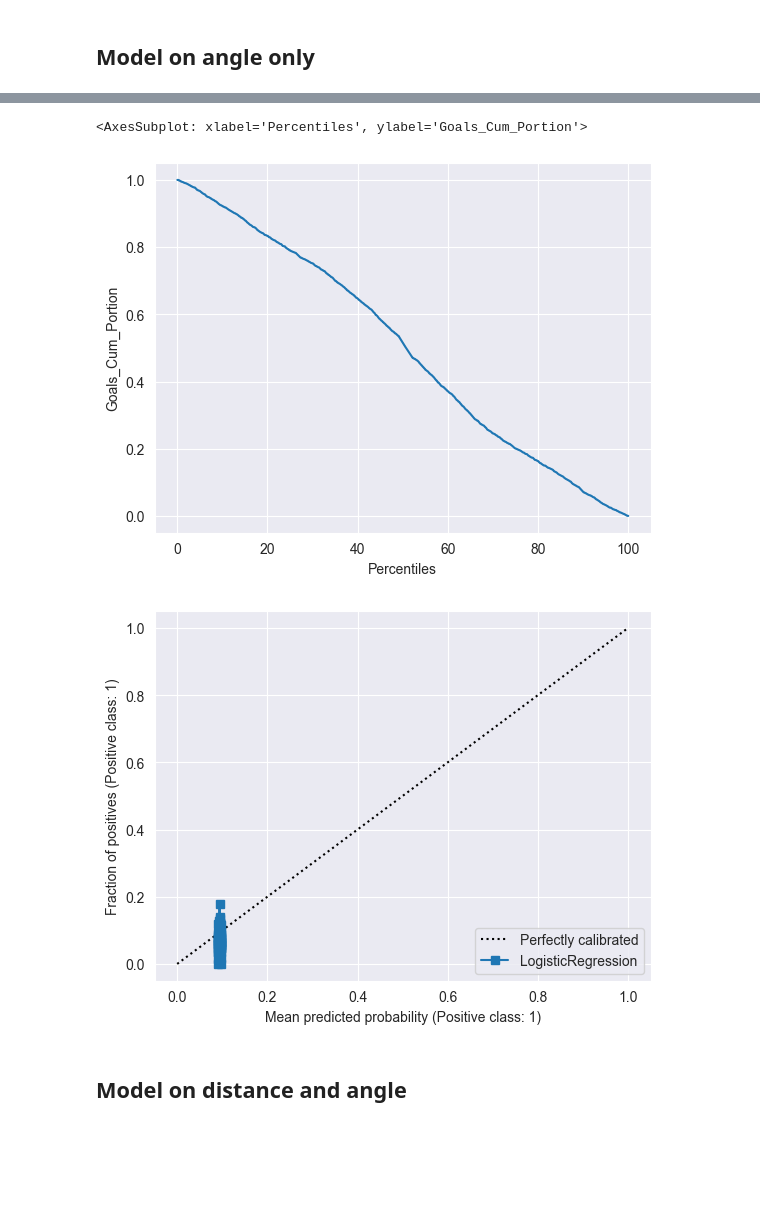
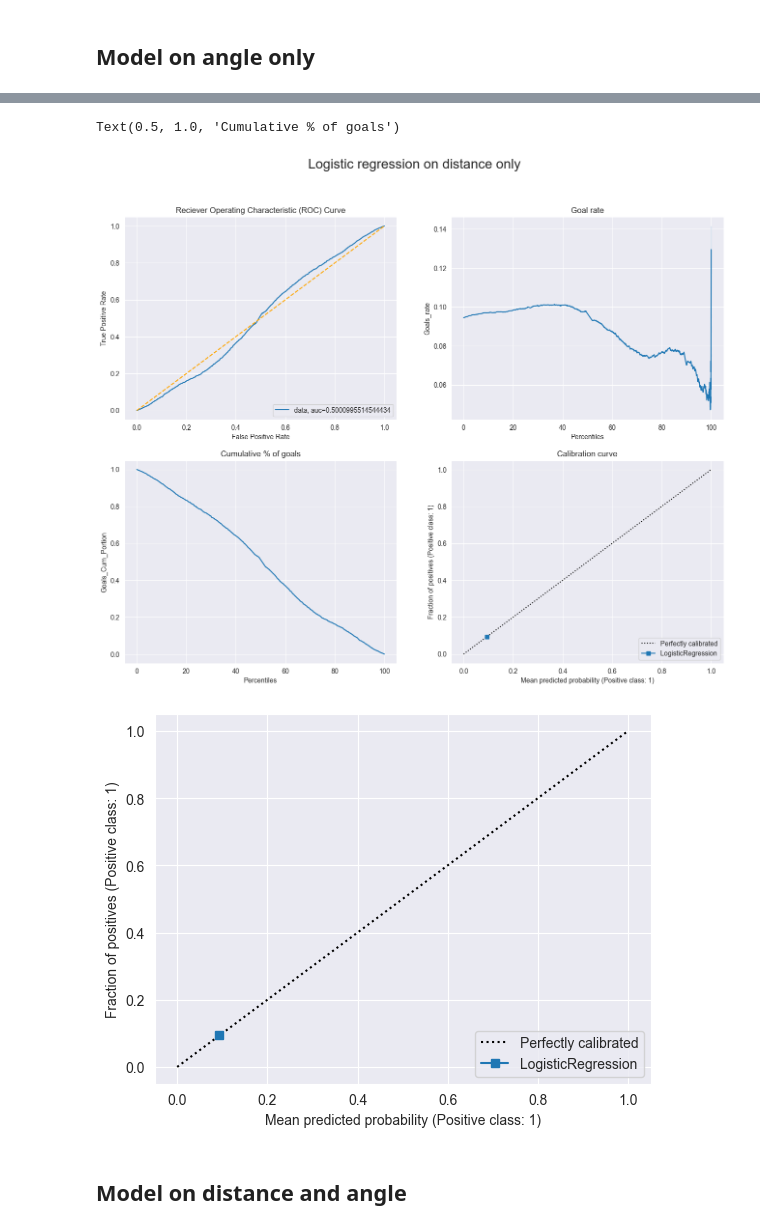
Before and after one commit to nassimwalha/IFT-6758, a Jupyter notebook: notebooks/Baseline Models.ipynb, the cells around one changed output, grey strips where cells are left out. Drawn from its saved outputs; the diff is of its cells as text; code cells hidden in the pictures; blank space fills up the shorter version.

Commit message:
Added subplots and random baseline model

```diff
--- a/notebooks/Baseline Models.ipynb
+++ b/notebooks/Baseline Models.ipynb
@@ -350,12 +350,14 @@ Accuracy on testing data:  90.68
 # %%
+sns.set_style("darkgrid")
+fig, axes = plt.subplots(nrows=2,ncols=2, figsize=(16,12))
 y_dist_pred_proba = model_dist.predict_proba(X_dist_test)[::,1]
 fpr, tpr, _ = metrics.roc_curve(y_dist_test,  y_dist_pred_proba)
 auc = metrics.roc_auc_score(y_dist_test, y_dist_pred_proba)
-plt.plot(fpr,tpr,label="data, auc="+str(auc))
-plt.plot([0,1],[0,1],color='orange',linestyle='--')
-plt.xlabel('False Positive Rate')
-plt.ylabel('True Positive Rate')
-plt.title('Reciever Operating Characteristic (ROC) Curve')
-plt.legend(loc=4)
-plt.show()
+axes[0,0].plot(fpr,tpr,label="data, auc="+str(auc))
+axes[0,0].plot([0,1],[0,1],color='orange',linestyle='--')
+axes[0,0].set_xlabel('False Positive Rate')
+axes[0,0].set_ylabel('True Positive Rate')
+axes[0,0].set_title('Reciever Operating Characteristic (ROC) Curve')
+axes[0,0].legend(loc=4)
+fig.suptitle("Logistic regression on distance only", fontsize = 20)
 # %% [output]
@@ -433,12 +442,13 @@ Accuracy on testing data:  90.68
 # %%
+fig, axes = plt.subplots(nrows=2,ncols=2, figsize=(16,12))
 y_angle_pred_proba = model_angle.predict_proba(X_angle_test)[::,1]
 fpr, tpr, _ = metrics.roc_curve(y_angle_test,  y_angle_pred_proba)
 auc = metrics.roc_auc_score(y_angle_test, y_angle_pred_proba)
-plt.plot(fpr,tpr,label="data, auc="+str(auc))
-plt.plot([0,1],[0,1],color='orange',linestyle='--')
-plt.xlabel('False Positive Rate')
-plt.ylabel('True Positive Rate')
-plt.title('Reciever Operating Characteristic (ROC) Curve')
-plt.legend(loc=4)
-plt.show()
+axes[0,0].plot(fpr,tpr,label="data, auc="+str(auc))
+axes[0,0].plot([0,1],[0,1],color='orange',linestyle='--')
+axes[0,0].set_xlabel('False Positive Rate')
+axes[0,0].set_ylabel('True Positive Rate')
+axes[0,0].set_title('Reciever Operating Characteristic (ROC) Curve')
+axes[0,0].legend(loc=4)
+fig.suptitle("Logistic regression on angle only", fontsize = 20)
 # %% [output]
@@ -484,4 +495,5 @@ df_proba_angle_sorted
 62217 rows × 7 columns
 # %%
-sns.lineplot(df_proba_angle_sorted, x='Percentiles', y= 'Goals_rate')
+sns.lineplot(df_proba_angle_sorted, x='Percentiles', y= 'Goals_rate', ax=axes[0,1])
+axes[0,1].set_title("Goal rate")
 # %% [output]
@@ -490,10 +501,13 @@ sns.lineplot(df_proba_angle_sorted, x='Percentiles', y= 'Goals_rate')
 # %%
-sns.lineplot(df_proba_angle_sorted, x='Percentiles', y= 'Goals_Cum_Portion')
+sns.lineplot(df_proba_angle_sorted, x='Percentiles', y= 'Goals_Cum_Portion', ax=axes[1,0])
+axes[1,0].set_title("Cumulative % of goals")
 # %% [output]
-<AxesSubplot: xlabel='Percentiles', ylabel='Goals_Cum_Portion'>
+Text(0.5, 1.0, 'Cumulative % of goals')
-[figure, removed]
 # %%
-disp_angle_test = CalibrationDisplay.from_estimator(model_angle,X_angle_test, y_angle_test, n_bins = 10000)
-plt.show()
+disp_angle_test = CalibrationDisplay.from_estimator(model_angle,X_angle_test, y_angle_test, n_bins = 10)
+disp_angle_test.plot(ax=axes[1,1])
+axes[1,1].set_title("Calibration curve")
+fig
 # %% [output]
-[figure, old version]
+[figure, new version]
+[figure, added]
```
Also changed, not shown: parts of 63 cells of this notebook.
